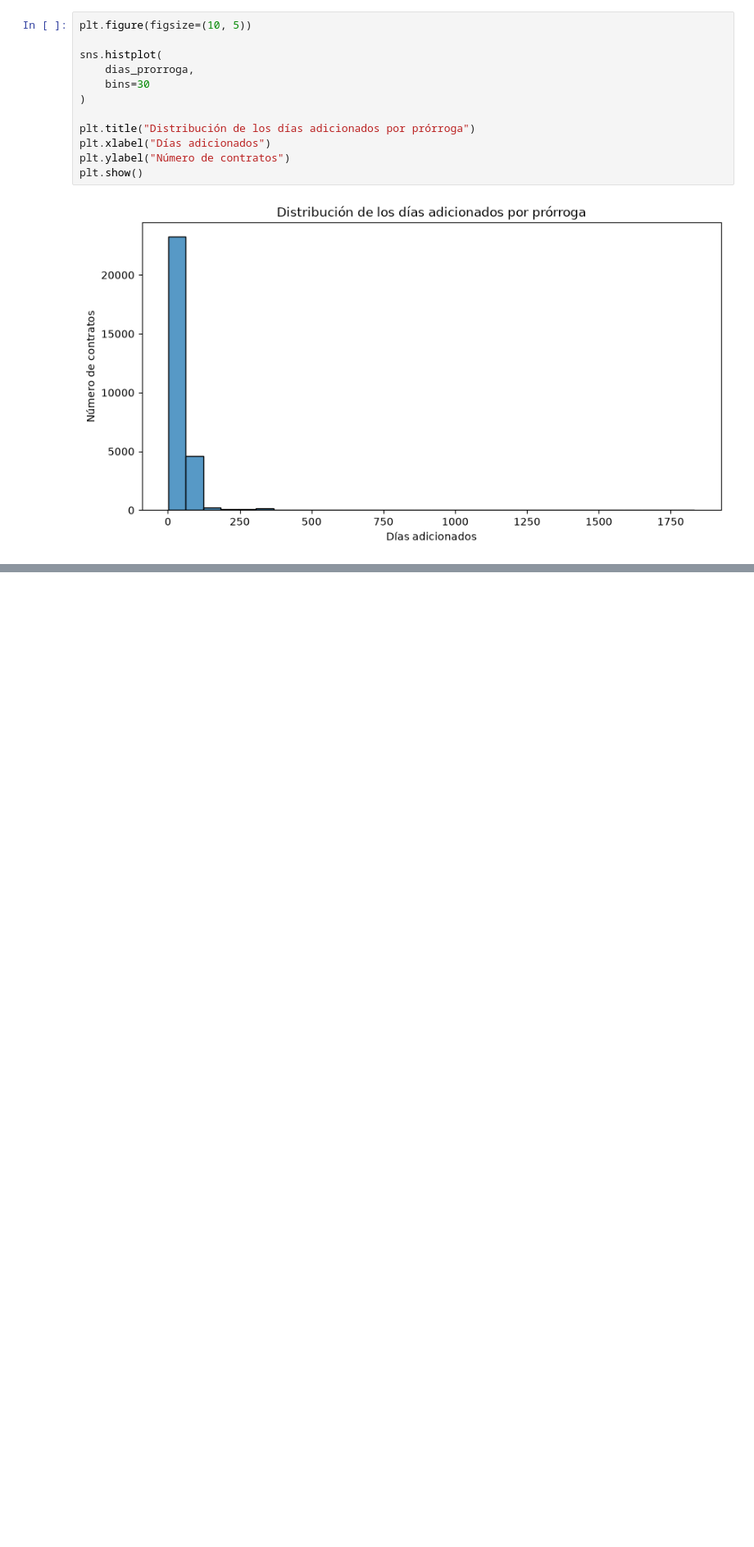
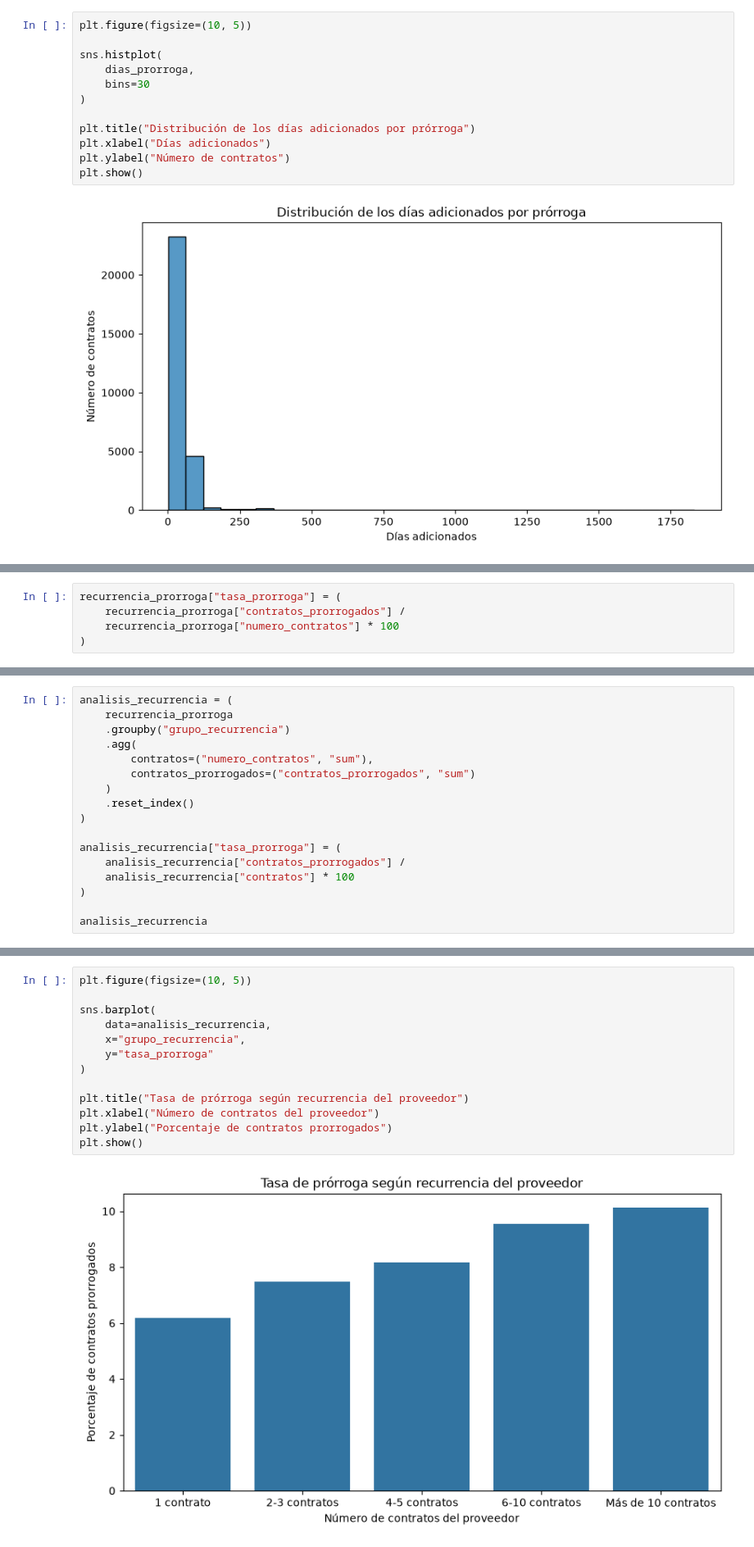
Before and after one commit to DanielN-11/acptd-proyecto1-sena, a Jupyter notebook: analisis_datos/pregunta2/analisis_pregunta2.ipynb, the cells around one changed output, grey strips where cells are left out. Shown at 82% size. Cells and saved outputs as stored; diff of their text form; blank space fills up the shorter version.

Commit message:
Cuarta parte del analisis de la pregunta dos, la relacion entre recurrencia y prorrogas

```diff
--- a/analisis_datos/pregunta2/analisis_pregunta2.ipynb
+++ b/analisis_datos/pregunta2/analisis_pregunta2.ipynb
@@ -326,0 +351,5 @@ plt.show()
+# %%
+recurrencia_prorroga["tasa_prorroga"] = (
+    recurrencia_prorroga["contratos_prorrogados"] /
+    recurrencia_prorroga["numero_contratos"] * 100
+)
@@ -326,0 +373,17 @@ plt.show()
+# %%
+analisis_recurrencia = (
+    recurrencia_prorroga
+    .groupby("grupo_recurrencia")
+    .agg(
+        contratos=("numero_contratos", "sum"),
+        contratos_prorrogados=("contratos_prorrogados", "sum")
+    )
+    .reset_index()
+)
+
+analisis_recurrencia["tasa_prorroga"] = (
+    analisis_recurrencia["contratos_prorrogados"] /
+    analisis_recurrencia["contratos"] * 100
+)
+
+analisis_recurrencia
@@ -326,0 +397,15 @@ plt.show()
+# %%
+plt.figure(figsize=(10, 5))
+
+sns.barplot(
+    data=analisis_recurrencia,
+    x="grupo_recurrencia",
+    y="tasa_prorroga"
+)
+
+plt.title("Tasa de prórroga según recurrencia del proveedor")
+plt.xlabel("Número de contratos del proveedor")
+plt.ylabel("Porcentaje de contratos prorrogados")
+plt.show()
+# %% [output]
+[figure, added]
```
Also changed, not shown: parts of 6 cells of this notebook.
